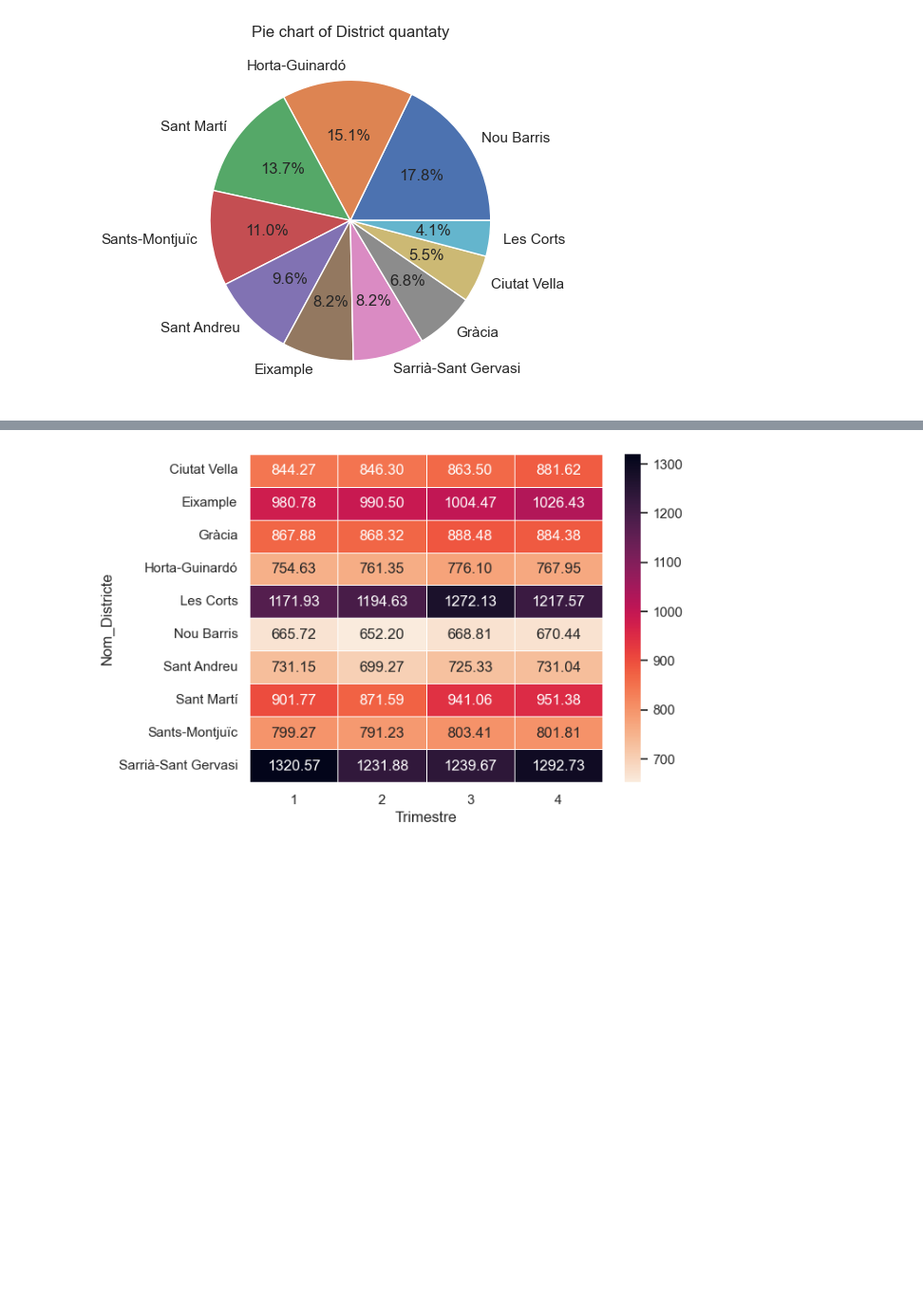
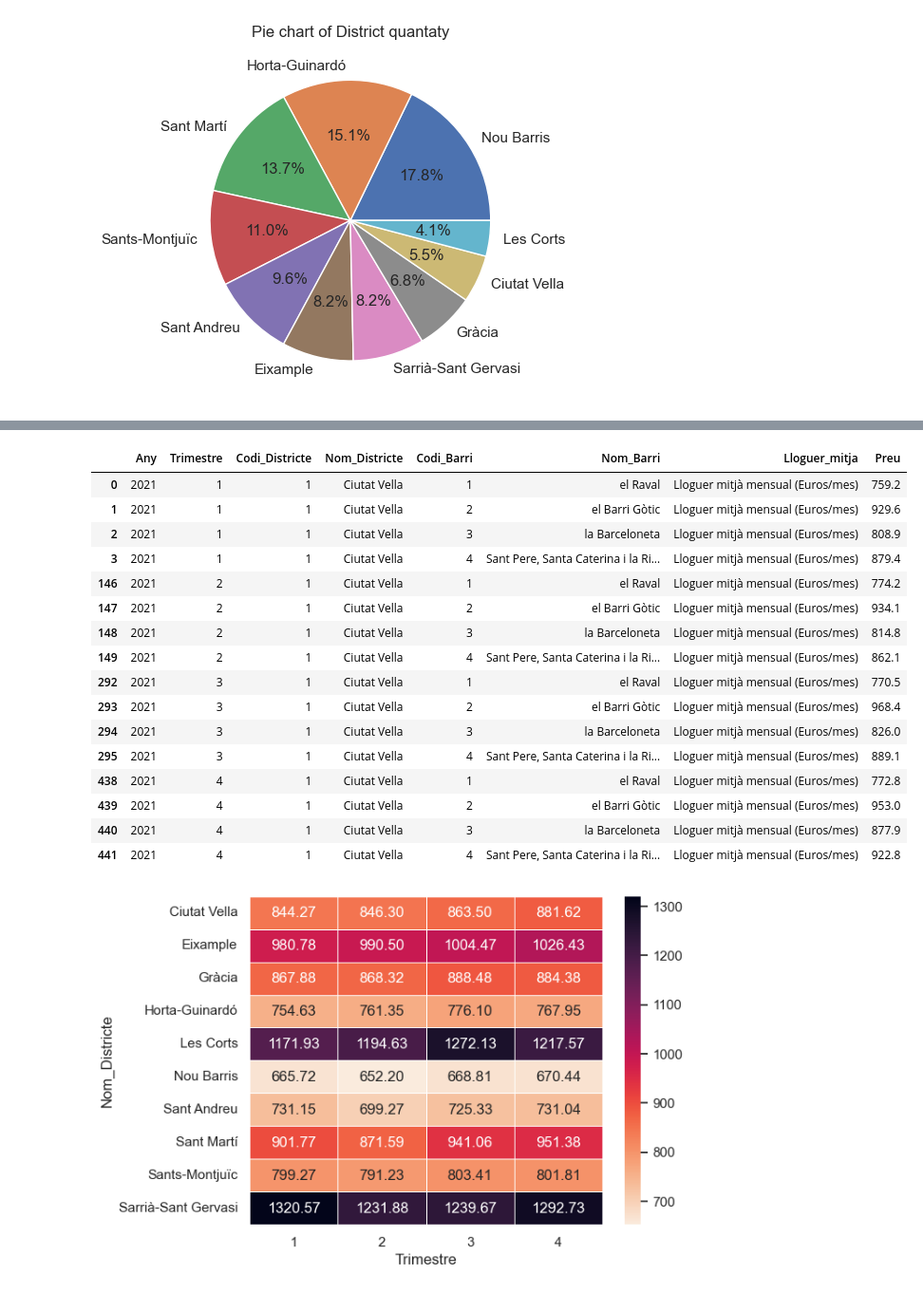
Before and after one commit to dfneto/itacademy, a Jupyter notebook: sprint4_visualization/task1.ipynb, the cells around one changed output, grey strips where cells are left out. Shown: that part at 95% size. Saved outputs shown, nothing was run; the diff lists cells and outputs as text; code cells hidden in the pictures; blank space fills up the shorter version.

```diff
--- a/sprint4_visualization/task1.ipynb
+++ b/sprint4_visualization/task1.ipynb
@@ -201,3 +211,23 @@ plt.savefig('7-Box plot District by Rental')
+# %%
+df[df.Nom_Districte == 'Ciutat Vella']
+# %% [output]
+|  | Any | Trimestre | Codi_Districte | Nom_Districte | Codi_Barri | Nom_Barri | Lloguer_mitja | Preu |
+| 0 | 2021 | 1 | 1 | Ciutat Vella | 1 | el Raval | Lloguer mitjà mensual (Euros/mes) | 759.2 |
+| 1 | 2021 | 1 | 1 | Ciutat Vella | 2 | el Barri Gòtic | Lloguer mitjà mensual (Euros/mes) | 929.6 |
+| 2 | 2021 | 1 | 1 | Ciutat Vella | 3 | la Barceloneta | Lloguer mitjà mensual (Euros/mes) | 808.9 |
+| 3 | 2021 | 1 | 1 | Ciutat Vella | 4 | Sant Pere, Santa Caterina i la Ri... | Lloguer mitjà mensual (Euros/mes) | 879.4 |
+| 146 | 2021 | 2 | 1 | Ciutat Vella | 1 | el Raval | Lloguer mitjà mensual (Euros/mes) | 774.2 |
+| 147 | 2021 | 2 | 1 | Ciutat Vella | 2 | el Barri Gòtic | Lloguer mitjà mensual (Euros/mes) | 934.1 |
+| 148 | 2021 | 2 | 1 | Ciutat Vella | 3 | la Barceloneta | Lloguer mitjà mensual (Euros/mes) | 814.8 |
+| 149 | 2021 | 2 | 1 | Ciutat Vella | 4 | Sant Pere, Santa Caterina i la Ri... | Lloguer mitjà mensual (Euros/mes) | 862.1 |
+| 292 | 2021 | 3 | 1 | Ciutat Vella | 1 | el Raval | Lloguer mitjà mensual (Euros/mes) | 770.5 |
+| 293 | 2021 | 3 | 1 | Ciutat Vella | 2 | el Barri Gòtic | Lloguer mitjà mensual (Euros/mes) | 968.4 |
+| 294 | 2021 | 3 | 1 | Ciutat Vella | 3 | la Barceloneta | Lloguer mitjà mensual (Euros/mes) | 826.0 |
+| 295 | 2021 | 3 | 1 | Ciutat Vella | 4 | Sant Pere, Santa Caterina i la Ri... | Lloguer mitjà mensual (Euros/mes) | 889.1 |
+| 438 | 2021 | 4 | 1 | Ciutat Vella | 1 | el Raval | Lloguer mitjà mensual (Euros/mes) | 772.8 |
+| 439 | 2021 | 4 | 1 | Ciutat Vella | 2 | el Barri Gòtic | Lloguer mitjà mensual (Euros/mes) | 953.0 |
+| 440 | 2021 | 4 | 1 | Ciutat Vella | 3 | la Barceloneta | Lloguer mitjà mensual (Euros/mes) | 877.9 |
+| 441 | 2021 | 4 | 1 | Ciutat Vella | 4 | Sant Pere, Santa Caterina i la Ri... | Lloguer mitjà mensual (Euros/mes) | 922.8 |
 # %%
 # Heatmap
 pivot_data = df.pivot_table(values='Preu', index='Nom_Districte', columns='Trimestre', aggfunc='mean')
```
Also changed, not shown: parts of 4 cells of this notebook, 2 other files.
